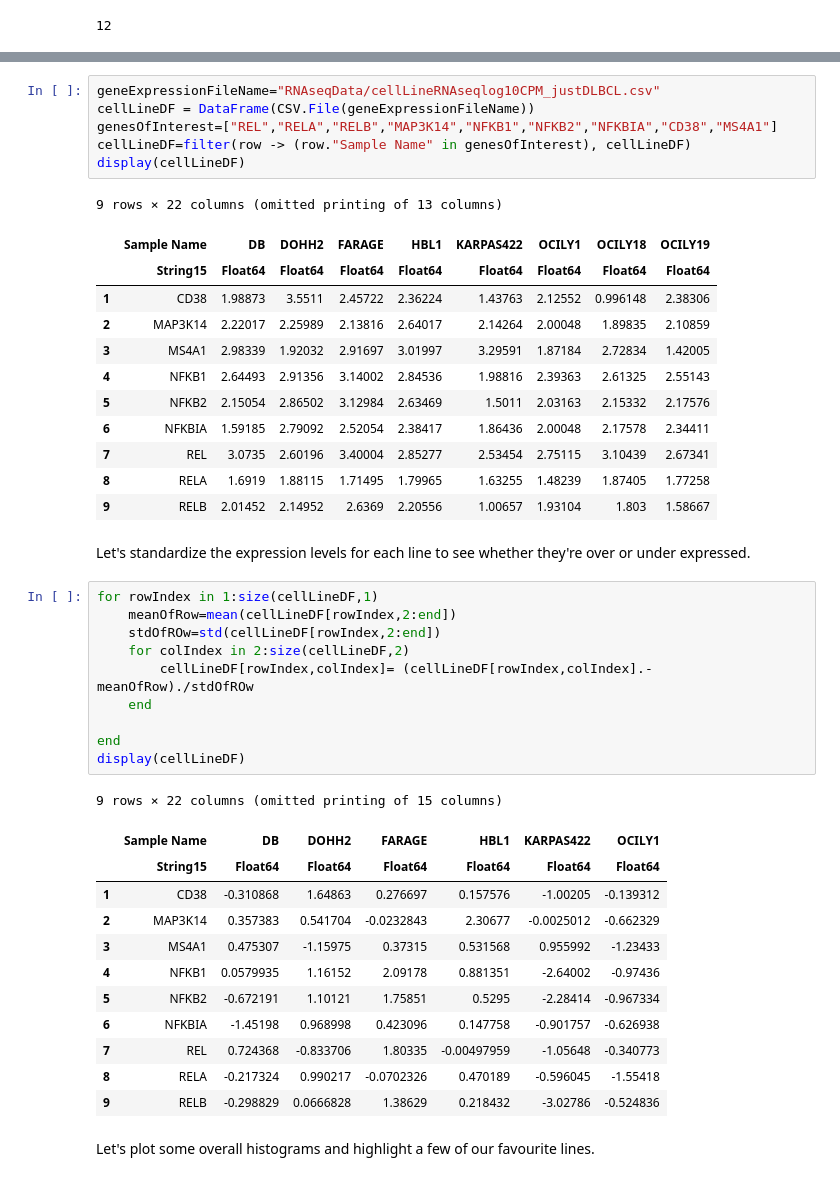
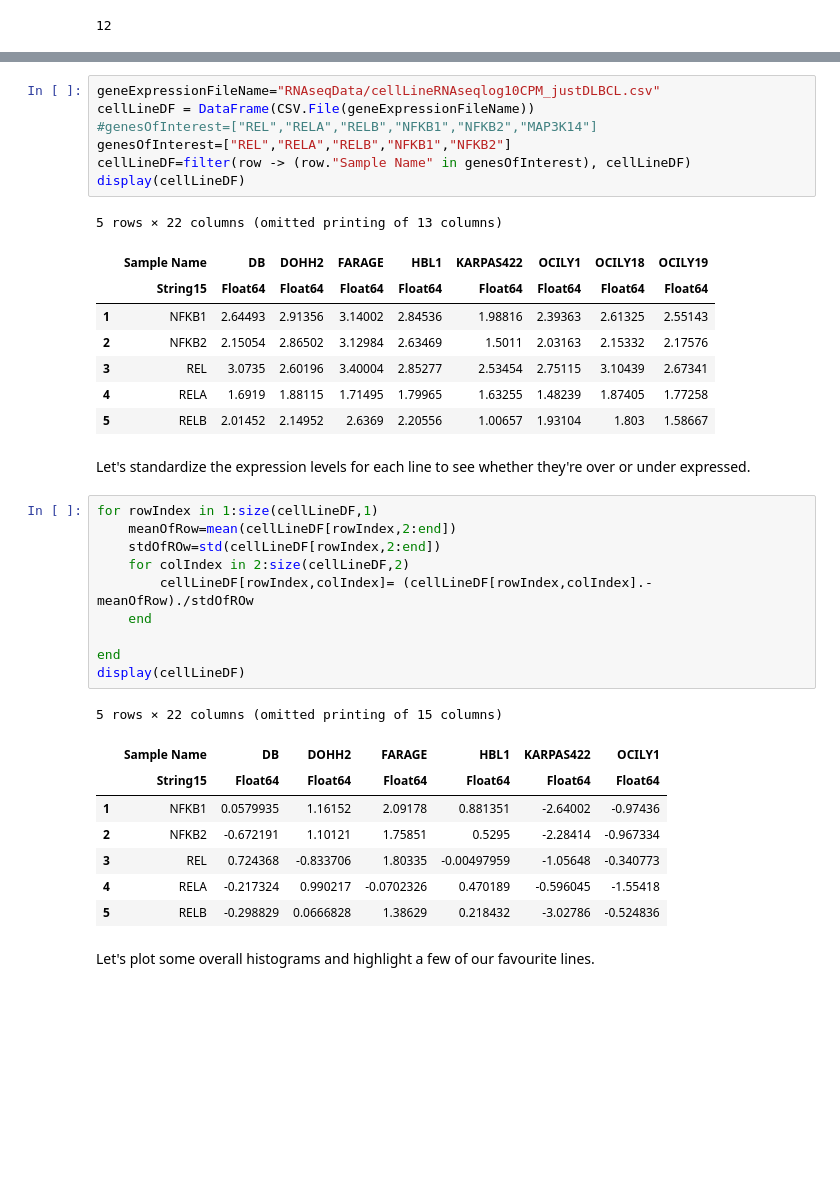
Before and after one commit to SiFTW/NFkBModel, a Jupyter notebook: cellLineModelsFromGeneExpression.ipynb, the cells around one changed output, grey strips where cells are left out. Cells and saved outputs as stored; diff of their text form; blank space fills up the shorter version.

```diff
--- a/cellLineModelsFromGeneExpression.ipynb
+++ b/cellLineModelsFromGeneExpression.ipynb
@@ -33,22 +35,19 @@ ColorPalette(ColorSchemes.ColorScheme{Vector{RGB{Float64}}, String, String}(RGB{
 # %%
 geneExpressionFileName="RNAseqData/cellLineRNAseqlog10CPM_justDLBCL.csv"
 cellLineDF = DataFrame(CSV.File(geneExpressionFileName))
-genesOfInterest=["REL","RELA","RELB","MAP3K14","NFKB1","NFKB2","NFKBIA","CD38","MS4A1"]
+#genesOfInterest=["REL","RELA","RELB","NFKB1","NFKB2","MAP3K14"]
+genesOfInterest=["REL","RELA","RELB","NFKB1","NFKB2"]
 cellLineDF=filter(row -> (row."Sample Name" in genesOfInterest), cellLineDF)
 display(cellLineDF)
 # %% [output]
-9 rows × 22 columns (omitted printing of 13 columns)
+5 rows × 22 columns (omitted printing of 13 columns)
 |  | Sample Name | DB | DOHH2 | FARAGE | HBL1 | KARPAS422 | OCILY1 | OCILY18 | OCILY19 |
 |  | String15 | Float64 | Float64 | Float64 | Float64 | Float64 | Float64 | Float64 | Float64 |
-| 1 | CD38 | 1.98873 | 3.5511 | 2.45722 | 2.36224 | 1.43763 | 2.12552 | 0.996148 | 2.38306 |
-| 2 | MAP3K14 | 2.22017 | 2.25989 | 2.13816 | 2.64017 | 2.14264 | 2.00048 | 1.89835 | 2.10859 |
-| 3 | MS4A1 | 2.98339 | 1.92032 | 2.91697 | 3.01997 | 3.29591 | 1.87184 | 2.72834 | 1.42005 |
-| 4 | NFKB1 | 2.64493 | 2.91356 | 3.14002 | 2.84536 | 1.98816 | 2.39363 | 2.61325 | 2.55143 |
-| 5 | NFKB2 | 2.15054 | 2.86502 | 3.12984 | 2.63469 | 1.5011 | 2.03163 | 2.15332 | 2.17576 |
-| 6 | NFKBIA | 1.59185 | 2.79092 | 2.52054 | 2.38417 | 1.86436 | 2.00048 | 2.17578 | 2.34411 |
-| 7 | REL | 3.0735 | 2.60196 | 3.40004 | 2.85277 | 2.53454 | 2.75115 | 3.10439 | 2.67341 |
-| 8 | RELA | 1.6919 | 1.88115 | 1.71495 | 1.79965 | 1.63255 | 1.48239 | 1.87405 | 1.77258 |
-| 9 | RELB | 2.01452 | 2.14952 | 2.6369 | 2.20556 | 1.00657 | 1.93104 | 1.803 | 1.58667 |
+| 1 | NFKB1 | 2.64493 | 2.91356 | 3.14002 | 2.84536 | 1.98816 | 2.39363 | 2.61325 | 2.55143 |
+| 2 | NFKB2 | 2.15054 | 2.86502 | 3.12984 | 2.63469 | 1.5011 | 2.03163 | 2.15332 | 2.17576 |
+| 3 | REL | 3.0735 | 2.60196 | 3.40004 | 2.85277 | 2.53454 | 2.75115 | 3.10439 | 2.67341 |
+| 4 | RELA | 1.6919 | 1.88115 | 1.71495 | 1.79965 | 1.63255 | 1.48239 | 1.87405 | 1.77258 |
+| 5 | RELB | 2.01452 | 2.14952 | 2.6369 | 2.20556 | 1.00657 | 1.93104 | 1.803 | 1.58667 |
 # %% [markdown]
 Let's standardize the expression levels for each line to see whether they're over or under expressed.
 # %%
@@ -62,18 +61,14 @@ for rowIndex in 1:size(cellLineDF,1)
 end
 display(cellLineDF)
 # %% [output]
-9 rows × 22 columns (omitted printing of 15 columns)
+5 rows × 22 columns (omitted printing of 15 columns)
 |  | Sample Name | DB | DOHH2 | FARAGE | HBL1 | KARPAS422 | OCILY1 |
 |  | String15 | Float64 | Float64 | Float64 | Float64 | Float64 | Float64 |
-| 1 | CD38 | -0.310868 | 1.64863 | 0.276697 | 0.157576 | -1.00205 | -0.139312 |
-| 2 | MAP3K14 | 0.357383 | 0.541704 | -0.0232843 | 2.30677 | -0.0025012 | -0.662329 |
-| 3 | MS4A1 | 0.475307 | -1.15975 | 0.37315 | 0.531568 | 0.955992 | -1.23433 |
-| 4 | NFKB1 | 0.0579935 | 1.16152 | 2.09178 | 0.881351 | -2.64002 | -0.97436 |
-| 5 | NFKB2 | -0.672191 | 1.10121 | 1.75851 | 0.5295 | -2.28414 | -0.967334 |
-| 6 | NFKBIA | -1.45198 | 0.968998 | 0.423096 | 0.147758 | -0.901757 | -0.626938 |
-| 7 | REL | 0.724368 | -0.833706 | 1.80335 | -0.00497959 | -1.05648 | -0.340773 |
-| 8 | RELA | -0.217324 | 0.990217 | -0.0702326 | 0.470189 | -0.596045 | -1.55418 |
-| 9 | RELB | -0.298829 | 0.0666828 | 1.38629 | 0.218432 | -3.02786 | -0.524836 |
+| 1 | NFKB1 | 0.0579935 | 1.16152 | 2.09178 | 0.881351 | -2.64002 | -0.97436 |
+| 2 | NFKB2 | -0.672191 | 1.10121 | 1.75851 | 0.5295 | -2.28414 | -0.967334 |
+| 3 | REL | 0.724368 | -0.833706 | 1.80335 | -0.00497959 | -1.05648 | -0.340773 |
+| 4 | RELA | -0.217324 | 0.990217 | -0.0702326 | 0.470189 | -0.596045 | -1.55418 |
+| 5 | RELB | -0.298829 | 0.0666828 | 1.38629 | 0.218432 | -3.02786 | -0.524836 |
 # %% [markdown]
 Let's plot some overall histograms and highlight a few of our favourite lines.
 # %%
```
Also changed, not shown: parts of 11 cells of this notebook.
